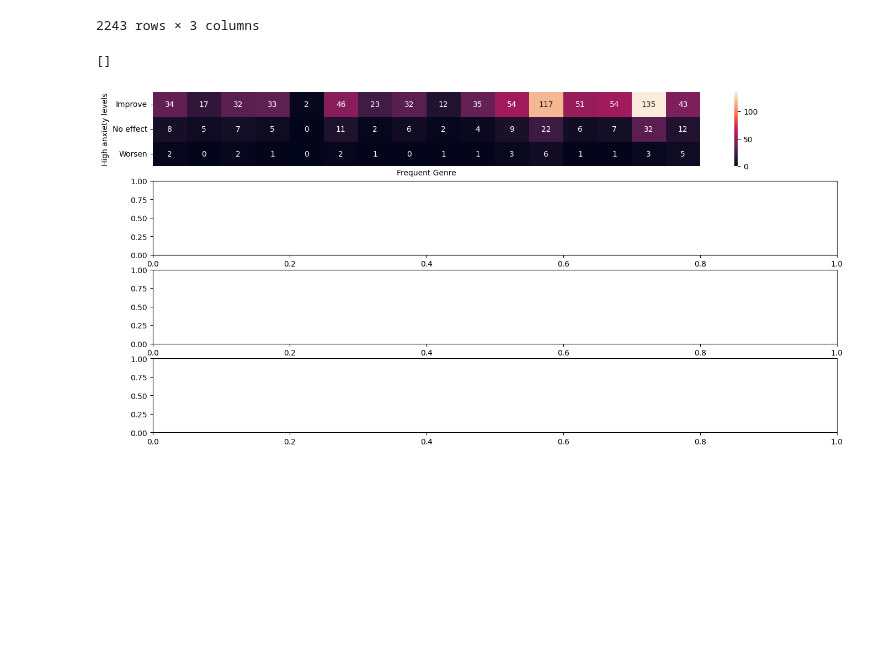
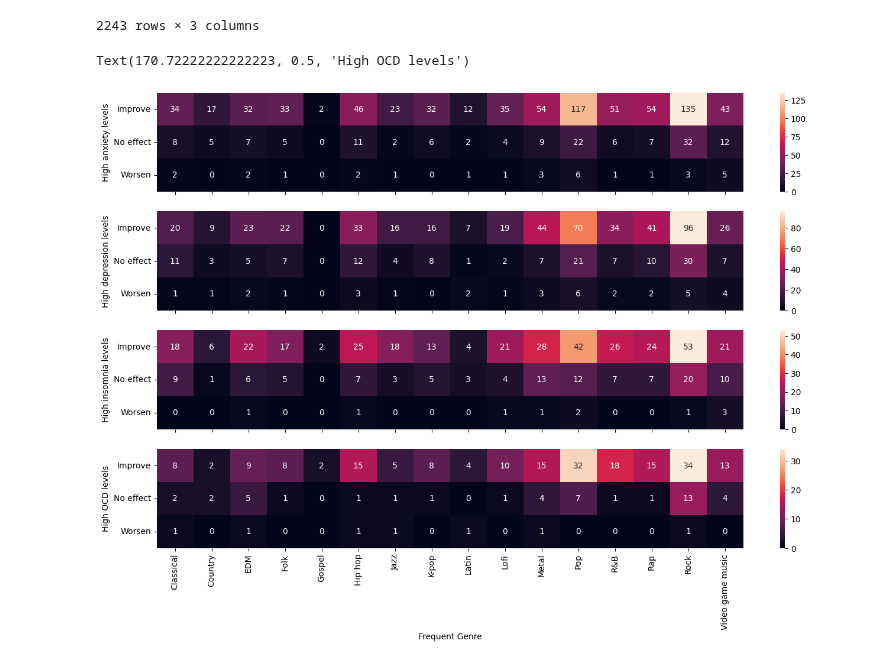
Before and after one commit to mlcuadra1/Mental-Health-x-Music-EDA, a Jupyter notebook: notebooks/Script 2 - EDA.ipynb, the cells around one changed output. Saved outputs shown, nothing was run; the diff lists cells and outputs as text; code cells hidden in the pictures; blank space fills up the shorter version.

Commit message:
Tally heatmaps for effect and genre

```diff
--- a/notebooks/Script 2 - EDA.ipynb
+++ b/notebooks/Script 2 - EDA.ipynb
@@ -442,6 +442,7 @@ subset_genre_condition
 | 672 | Worsen | Video game music | Insomnia |
 2243 rows × 3 columns
 # %%
+renamed_genre_list = ['Classical', 'Country', 'EDM', 'Folk', 'Gospel', 'Hip hop', 'Jazz', 'K-pop', 'Latin', 'Lofi', 'Metal', 'Pop', 'R&B', 'Rap', 'Rock', 'Video game music']
 def tally_cond_effect_genre(condition):
 
     """Tally the occurrences of 'Frequent Genre' for each 'Music effects'
@@ -466,21 +467,37 @@ def tally_cond_effect_genre(condition):
     cond_effect_genre_dropped = cond_effect_genre.drop(columns='Condition')
 
     # Count individually by 'Music effects' and 'Frequent Genre'
+    cond_effect_genre_dropped.fillna(0, inplace=True)
     cond_effect_genre_counts = cond_effect_genre_dropped.groupby(['Music effects', 'Frequent Genre']).size().reset_index(name='Count')
 
     # Then pivot the table to display 'Count'
     cond_effect_genre_tally = cond_effect_genre_counts.pivot_table(index='Music effects', columns='Frequent Genre', values='Count', fill_value=0)
+    cond_effect_genre_tally = cond_effect_genre_tally.reindex(columns=renamed_genre_list, fill_value=0)
 
     return cond_effect_genre_tally
 # %%
-fig, axs = plt.subplots(4, 1, figsize=figsize2_2)
+fig, axs = plt.subplots(4, 1, figsize=(16,10), sharex=True)
 axs = axs.flatten()
 
 anxeffect_genre_tally = tally_cond_effect_genre('Anxiety')
+depeffect_genre_tally = tally_cond_effect_genre('Depression')
+inseffect_genre_tally = tally_cond_effect_genre('Insomnia')
+ocdeffect_genre_tally = tally_cond_effect_genre('OCD')
 
 sns.heatmap(anxeffect_genre_tally, annot=True, fmt='.3g', ax=axs[0])
+axs[0].set_xlabel('')
 axs[0].set_ylabel('High anxiety levels')
-axs[0].set_xticks([])
+
+sns.heatmap(depeffect_genre_tally, annot=True, fmt='.3g', ax=axs[1])
+axs[1].set_xlabel('')
+axs[1].set_ylabel('High depression levels')
+
+sns.heatmap(inseffect_genre_tally, annot=True, fmt='.3g', ax=axs[2])
+axs[2].set_xlabel('')
+axs[2].set_ylabel('High insomnia levels')
+
+sns.heatmap(ocdeffect_genre_tally, annot=True, fmt='.3g', ax=axs[3])
+axs[3].set_ylabel('High OCD levels')
 # %% [output]
-[]
+Text(170.72222222222223, 0.5, 'High OCD levels')
-[figure, old version]
+[figure, new version]
```
